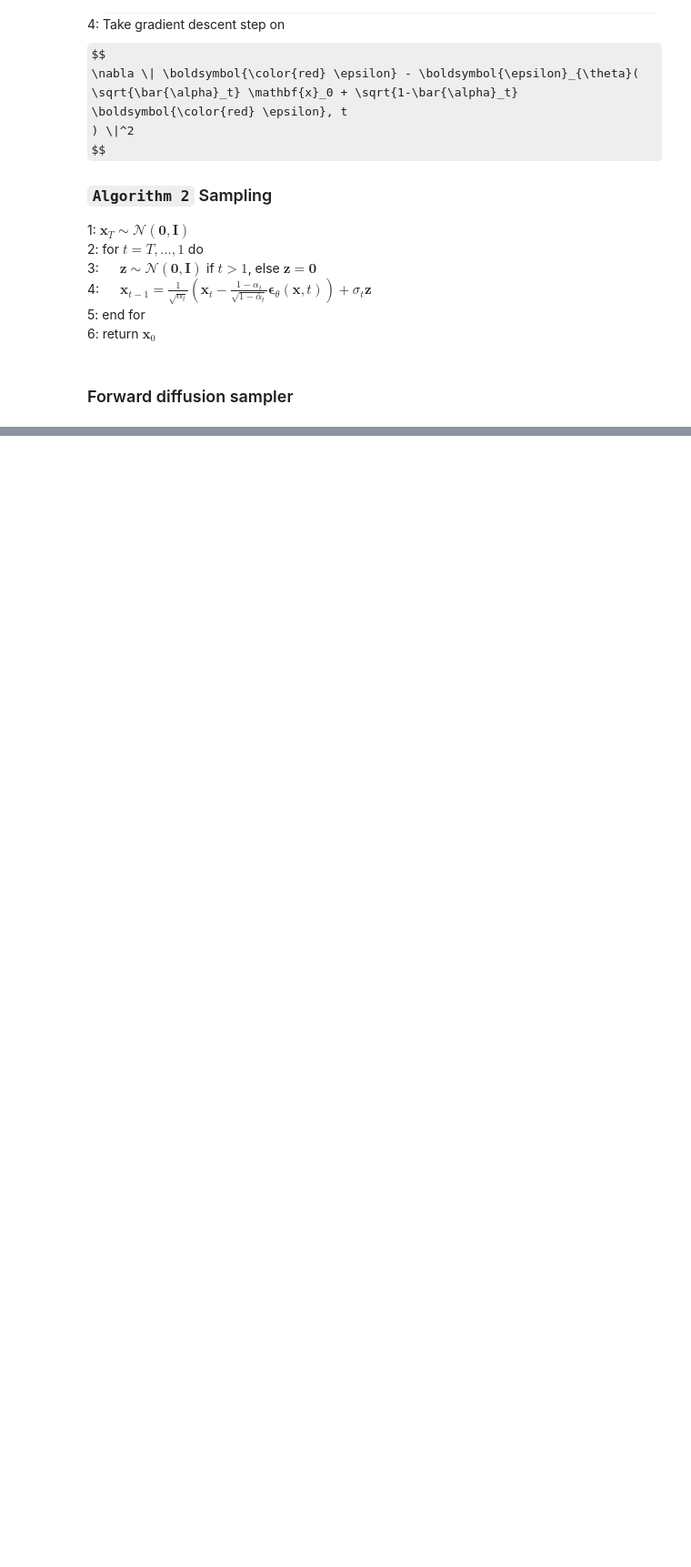
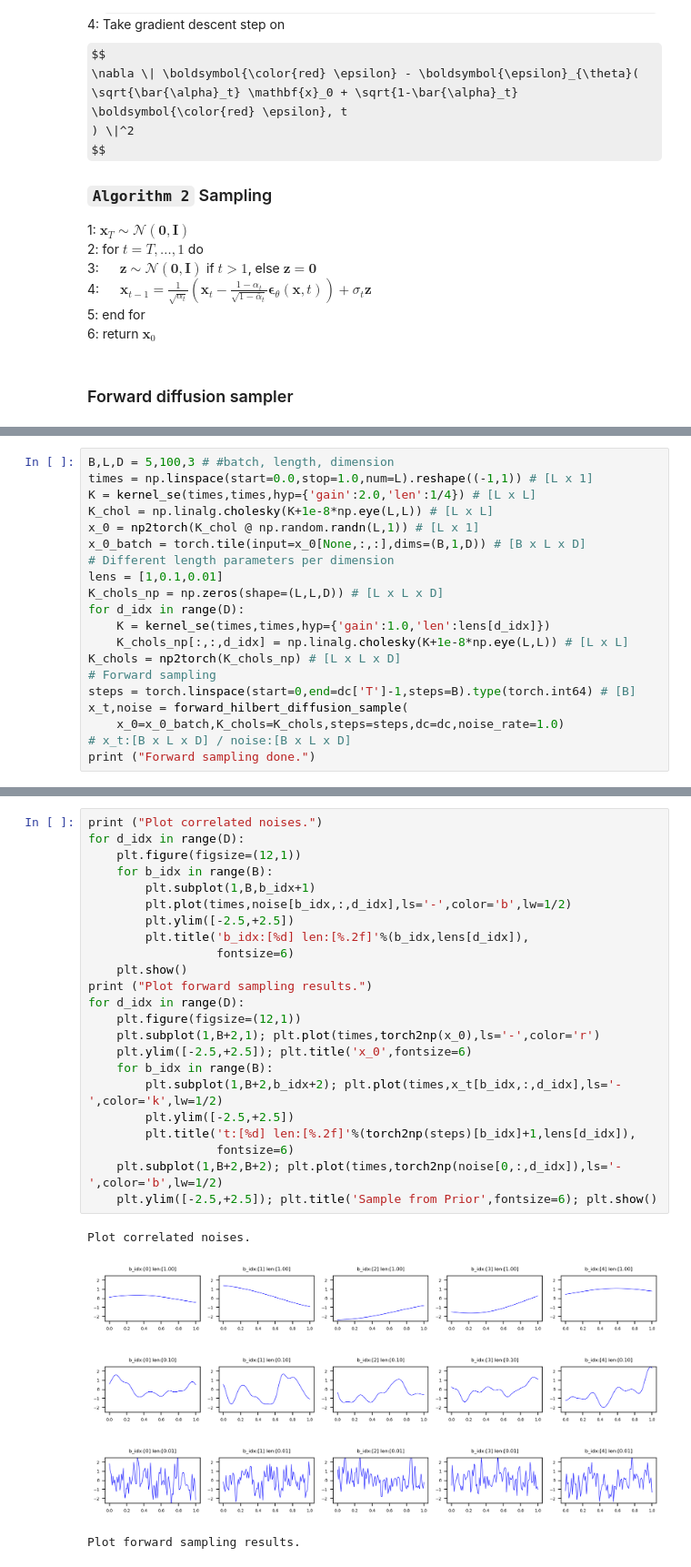
Before and after one commit to sjchoi86/yet-another-diffusion-models, a Jupyter notebook: code/demo_reverse_diffusion.ipynb, the cells around one changed output, grey strips where cells are left out. Shown: that part at 91% size. Saved outputs shown, nothing was run; the diff lists cells and outputs as text; some formulas as TeX source; blank space fills up the shorter version.

```diff
--- a/code/demo_reverse_diffusion.ipynb
+++ b/code/demo_reverse_diffusion.ipynb
@@ -148,0 +178,20 @@ Ready.
+# %%
+B,L,D = 5,100,3 # #batch, length, dimension
+times = np.linspace(start=0.0,stop=1.0,num=L).reshape((-1,1)) # [L x 1]
+K = kernel_se(times,times,hyp={'gain':2.0,'len':1/4}) # [L x L]
+K_chol = np.linalg.cholesky(K+1e-8*np.eye(L,L)) # [L x L]
+x_0 = np2torch(K_chol @ np.random.randn(L,1)) # [L x 1]
+x_0_batch = torch.tile(input=x_0[None,:,:],dims=(B,1,D)) # [B x L x D]
+# Different length parameters per dimension
+lens = [1,0.1,0.01]
+K_chols_np = np.zeros(shape=(L,L,D)) # [L x L x D]
+for d_idx in range(D):
+    K = kernel_se(times,times,hyp={'gain':1.0,'len':lens[d_idx]})
+    K_chols_np[:,:,d_idx] = np.linalg.cholesky(K+1e-8*np.eye(L,L)) # [L x L]
+K_chols = np2torch(K_chols_np) # [L x L x D]
+# Forward sampling
+steps = torch.linspace(start=0,end=dc['T']-1,steps=B).type(torch.int64) # [B]
+x_t,noise = forward_hilbert_diffusion_sample(
+    x_0=x_0_batch,K_chols=K_chols,steps=steps,dc=dc,noise_rate=1.0)
+# x_t:[B x L x D] / noise:[B x L x D]
+print ("Forward sampling done.")
@@ -148,0 +202,29 @@ Ready.
+# %%
+print ("Plot correlated noises.")
+for d_idx in range(D):
+    plt.figure(figsize=(12,1))
+    for b_idx in range(B):
+        plt.subplot(1,B,b_idx+1)
+        plt.plot(times,noise[b_idx,:,d_idx],ls='-',color='b',lw=1/2)
+        plt.ylim([-2.5,+2.5])
+        plt.title('b_idx:[%d] len:[%.2f]'%(b_idx,lens[d_idx]),
+                  fontsize=6)
+    plt.show()
+print ("Plot forward sampling results.")
+for d_idx in range(D):
+    plt.figure(figsize=(12,1))
+    plt.subplot(1,B+2,1); plt.plot(times,torch2np(x_0),ls='-',color='r')
+    plt.ylim([-2.5,+2.5]); plt.title('x_0',fontsize=6)
+    for b_idx in range(B):
+        plt.subplot(1,B+2,b_idx+2); plt.plot(times,x_t[b_idx,:,d_idx],ls='-',color='k',lw=1/2)
+        plt.ylim([-2.5,+2.5])
+        plt.title('t:[%d] len:[%.2f]'%(torch2np(steps)[b_idx]+1,lens[d_idx]),
+                  fontsize=6)
+    plt.subplot(1,B+2,B+2); plt.plot(times,torch2np(noise[0,:,d_idx]),ls='-',color='b',lw=1/2)
+    plt.ylim([-2.5,+2.5]); plt.title('Sample from Prior',fontsize=6); plt.show()
+# %% [output]
+Plot correlated noises.
+[figure, added]
+[figure, added]
+[figure, added]
+Plot forward sampling results.
```
Also changed, not shown: parts of 18 cells of this notebook.
